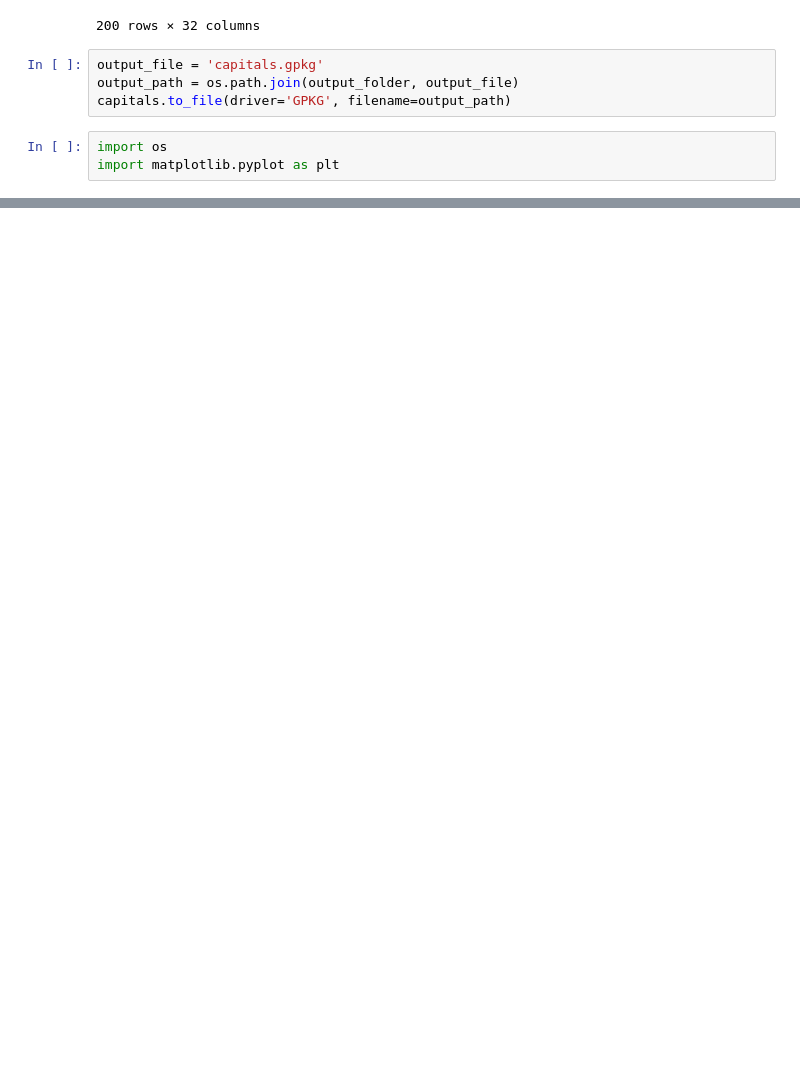
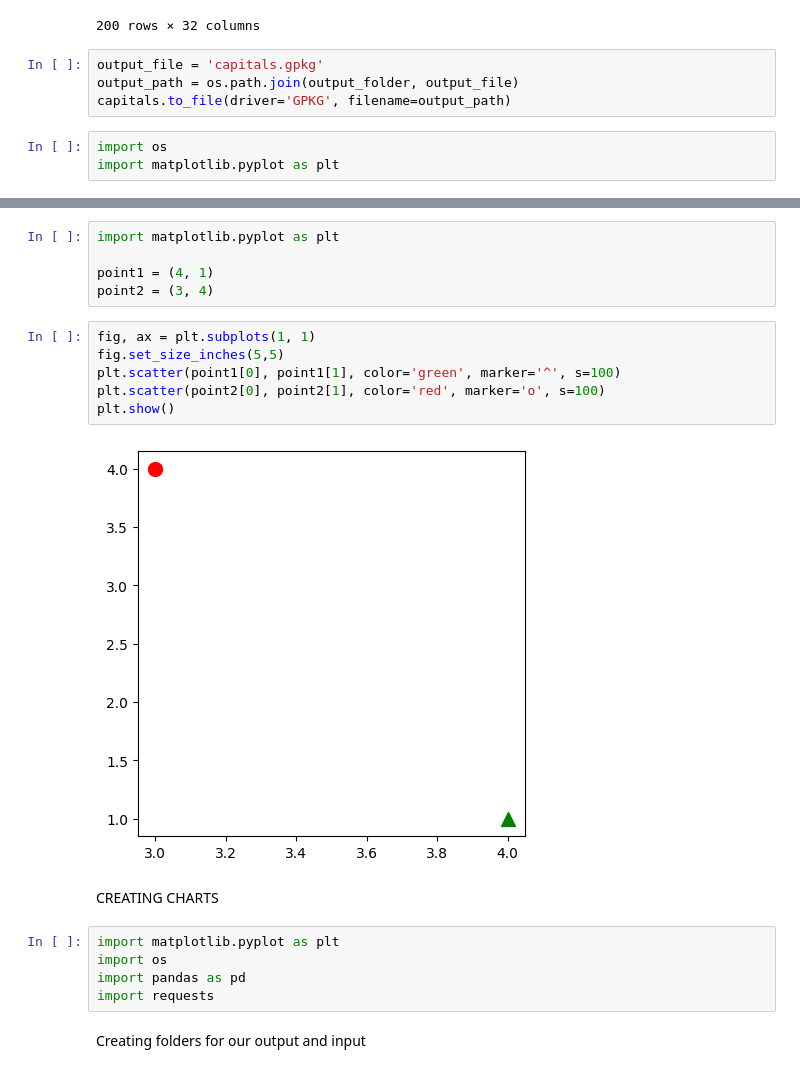
Before and after one commit to cheptoo284/geospatial-analysis, a Jupyter notebook: Copy_of_Untitled0.ipynb, the cells around one changed output, grey strips where cells are left out. Drawn from its saved outputs; the diff is of its cells as text; blank space fills up the shorter version.

```diff
--- a/Copy_of_Untitled0.ipynb
+++ b/Copy_of_Untitled0.ipynb
@@ -104,0 +157,22 @@ import matplotlib.pyplot as plt
+# %%
+import matplotlib.pyplot as plt
+
+point1 = (4, 1)
+point2 = (3, 4)
+# %%
+fig, ax = plt.subplots(1, 1)
+fig.set_size_inches(5,5)
+plt.scatter(point1[0], point1[1], color='green', marker='^', s=100)
+plt.scatter(point2[0], point2[1], color='red', marker='o', s=100)
+plt.show()
+# %% [output]
+[figure, added]
+# %% [markdown]
+CREATING CHARTS
+# %%
+import matplotlib.pyplot as plt
+import os
+import pandas as pd
+import requests
+# %% [markdown]
+Creating folders for our output and input
```
Also changed, not shown: parts of 22 cells of this notebook.
